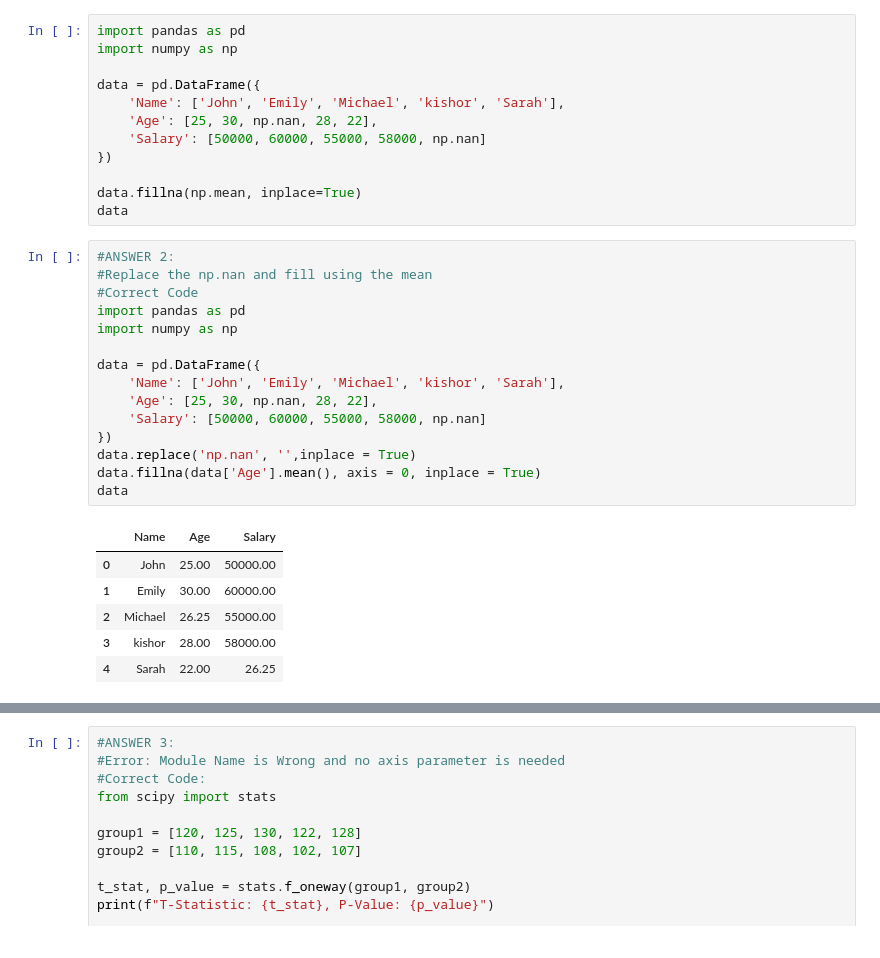
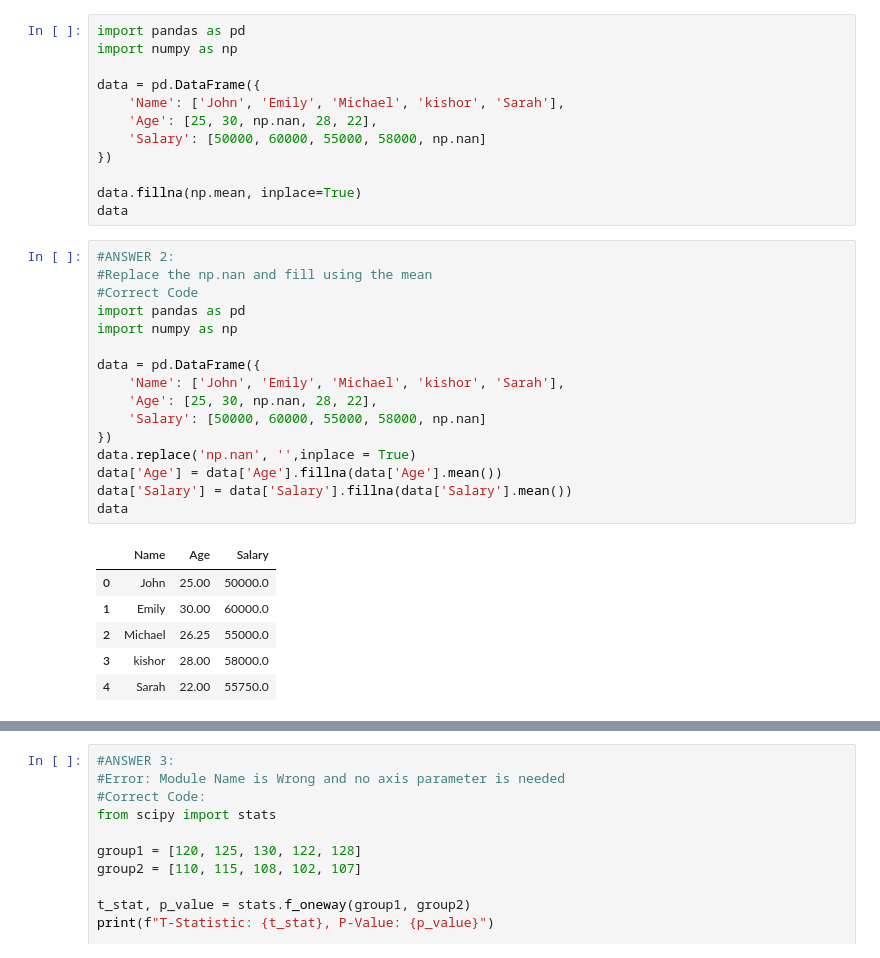
Before and after one commit to Indhumathi-AI-2025/Data-Science---Set-Questions, a Jupyter notebook: DS - SET QUESTIONS - DEBUG - ANSWERS.ipynb, the cells around one changed output, grey strips where cells are left out. Drawn from its saved outputs; the diff is of its cells as text.

```diff
--- a/DS - SET QUESTIONS - DEBUG - ANSWERS.ipynb
+++ b/DS - SET QUESTIONS - DEBUG - ANSWERS.ipynb
@@ -48,22 +48,23 @@ data
 # %%
 #ANSWER 2:
 #Replace the np.nan and fill using the mean
 #Correct Code
 import pandas as pd
 import numpy as np
 
 data = pd.DataFrame({
     'Name': ['John', 'Emily', 'Michael', 'kishor', 'Sarah'],
     'Age': [25, 30, np.nan, 28, 22],
     'Salary': [50000, 60000, 55000, 58000, np.nan]
 })
 data.replace('np.nan', '',inplace = True)
-data.fillna(data['Age'].mean(), axis = 0, inplace = True)
+data['Age'] = data['Age'].fillna(data['Age'].mean())
+data['Salary'] = data['Salary'].fillna(data['Salary'].mean())
 data
 # %% [output]
 |  | Name | Age | Salary |
-| 0 | John | 25.00 | 50000.00 |
-| 1 | Emily | 30.00 | 60000.00 |
-| 2 | Michael | 26.25 | 55000.00 |
-| 3 | kishor | 28.00 | 58000.00 |
-| 4 | Sarah | 22.00 | 26.25 |
+| 0 | John | 25.00 | 50000.0 |
+| 1 | Emily | 30.00 | 60000.0 |
+| 2 | Michael | 26.25 | 55000.0 |
+| 3 | kishor | 28.00 | 58000.0 |
+| 4 | Sarah | 22.00 | 55750.0 |
```
Also changed, not shown: parts of 8 cells of this notebook.
